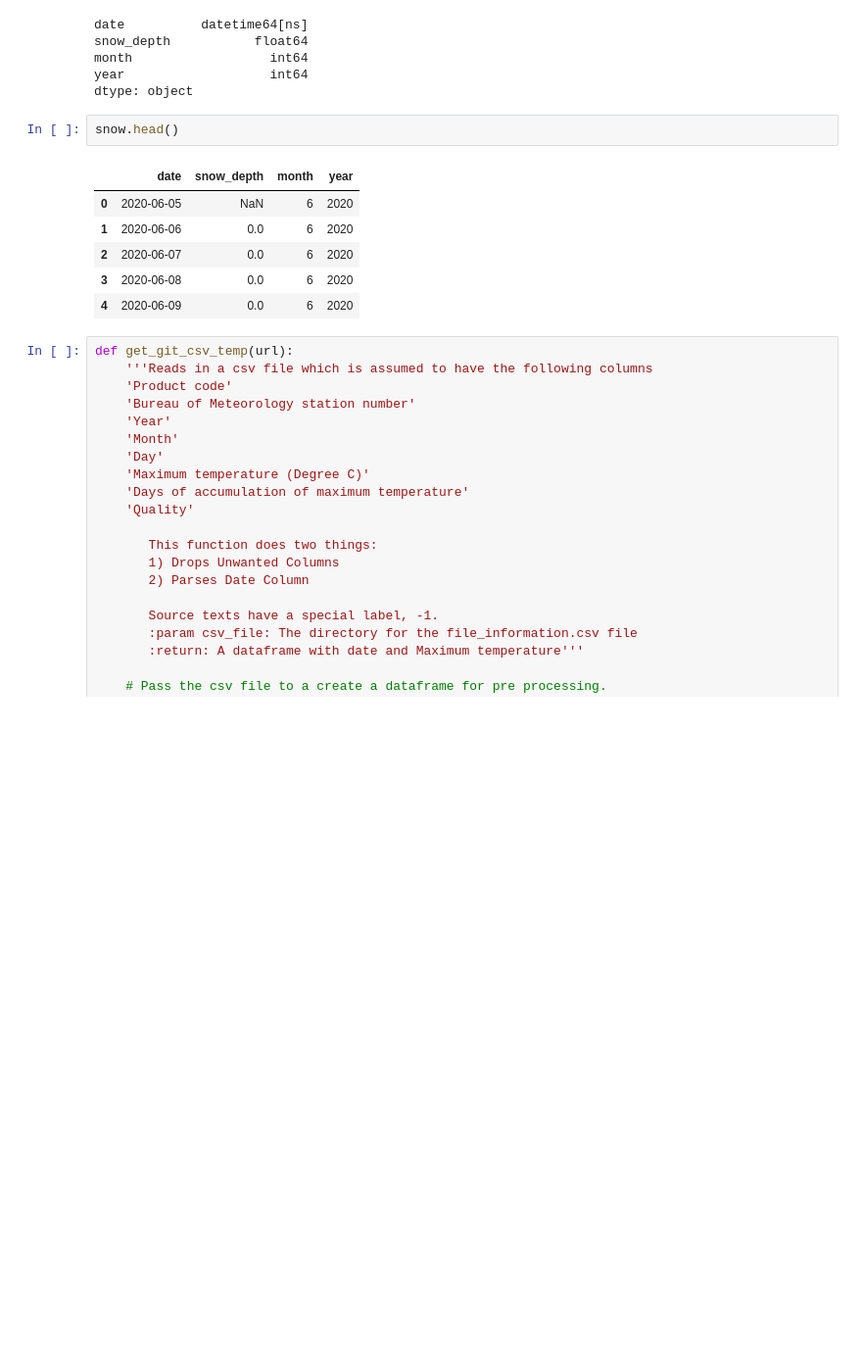
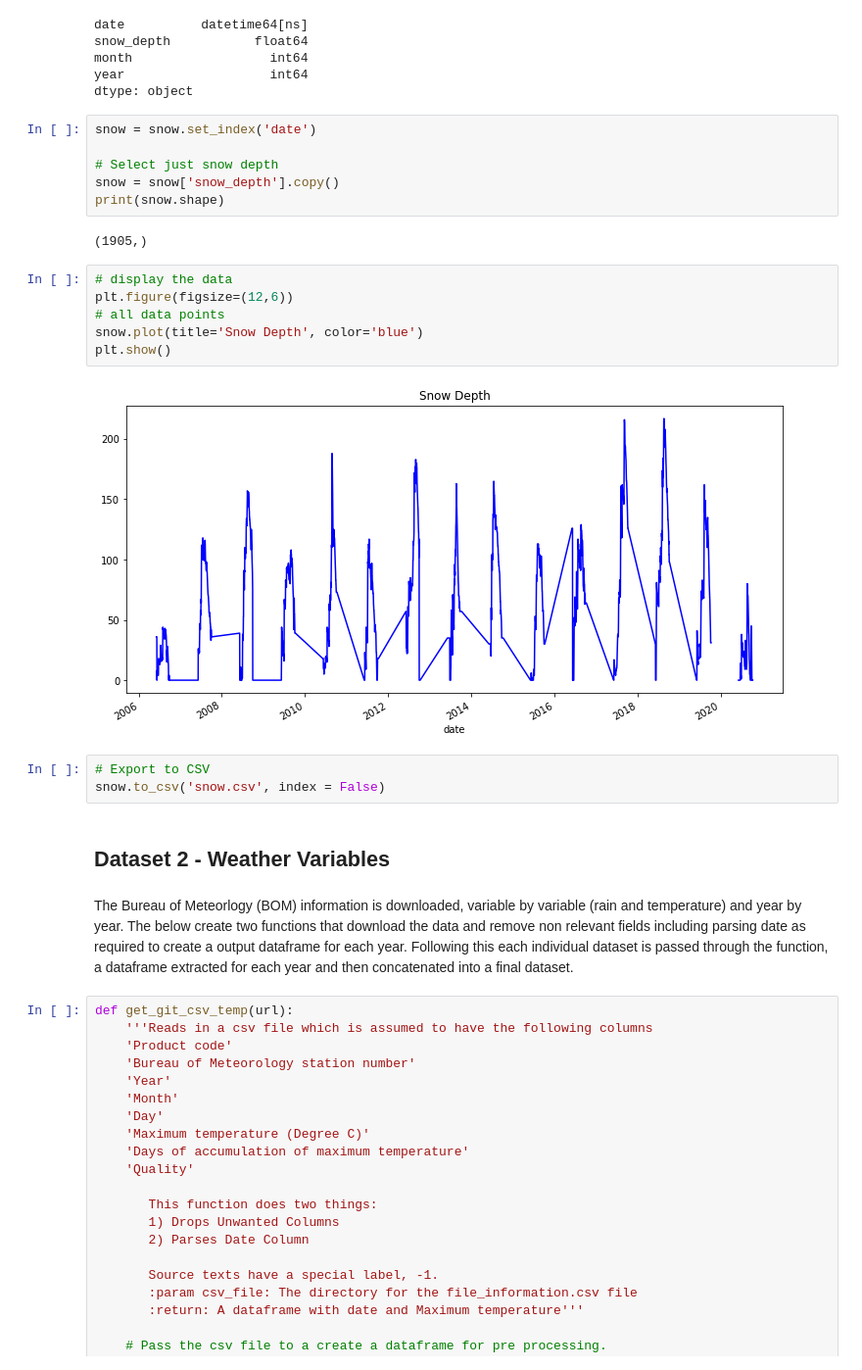
Before and after one commit to boffyd/UdacityML-Capstone, a Jupyter notebook: SnowForecast.ipynb, the cells around one changed output. Shown at 98% size. Cells and saved outputs as stored; diff of their text form; blank space fills up the shorter version.

```diff
--- a/SnowForecast.ipynb
+++ b/SnowForecast.ipynb
@@ -57,15 +121,29 @@ snow_depth           float64
 month                  int64
 year                   int64
 dtype: object
-# %%
-snow.head()
-# %% [output]
-|  | date | snow_depth | month | year |
-| 0 | 2020-06-05 | NaN | 6 | 2020 |
-| 1 | 2020-06-06 | 0.0 | 6 | 2020 |
-| 2 | 2020-06-07 | 0.0 | 6 | 2020 |
-| 3 | 2020-06-08 | 0.0 | 6 | 2020 |
-| 4 | 2020-06-09 | 0.0 | 6 | 2020 |
+# %%
+snow = snow.set_index('date')
+
+# Select just snow depth
+snow = snow['snow_depth'].copy()
+print(snow.shape)
+# %% [output]
+(1905,)
+# %%
+# display the data
+plt.figure(figsize=(12,6))
+# all data points
+snow.plot(title='Snow Depth', color='blue')
+plt.show()
+# %% [output]
+[figure, added]
+# %%
+# Export to CSV
+snow.to_csv('snow.csv', index = False)
+# %% [markdown]
+## Dataset 2 - Weather Variables
+# %% [markdown]
+The Bureau of Meteorlogy (BOM) information is downloaded, variable by variable (rain and temperature) and year by year.  The below create two functions that download the data and remove non relevant fields including parsing date as required to create a output dataframe for each year.  Following this each individual dataset is passed through the function, a dataframe extracted for each year and then concatenated into a final dataset.
 # %%
 def get_git_csv_temp(url):
     '''Reads in a csv file which is assumed to have the following columns
```
Also changed, not shown: parts of 20 cells of this notebook.
